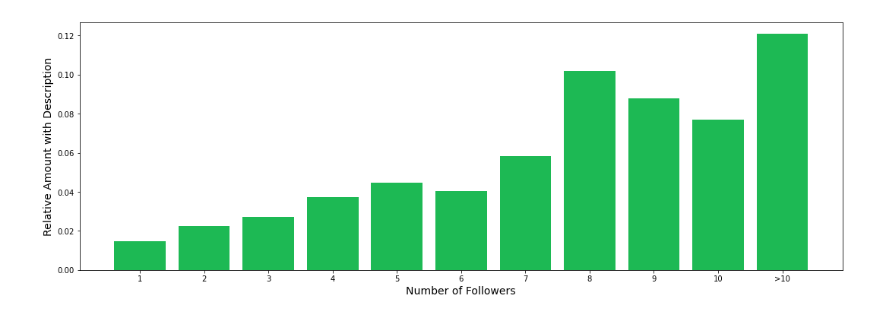
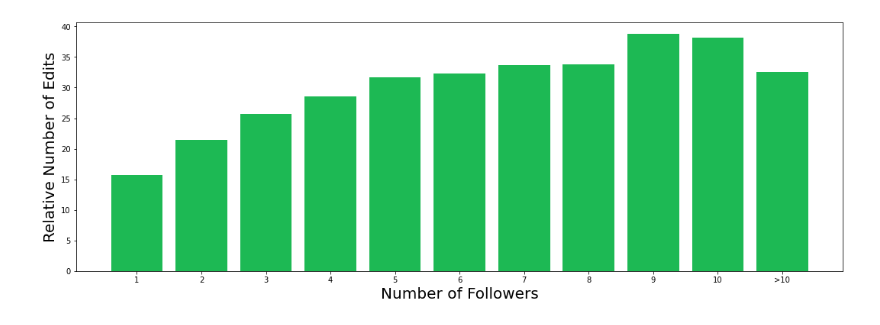
Before and after one commit to JSchmiegel/DataLiteracyProject, a Jupyter notebook: exp/exp_(un)pop.ipynb, the cells around one changed output. Cells and saved outputs as stored; diff of their text form; code cells hidden in the pictures.

```diff
--- a/exp/exp_(un)pop.ipynb
+++ b/exp/exp_(un)pop.ipynb
@@ -166,10 +172,12 @@ playlist_df['description_binary'] = playlist_df['description'].map({float('nan')
 description = playlist_df.groupby('num_followers').sum()['description_binary'].values
 followers_size = playlist_df.groupby('num_followers').size().values
 followers = playlist_df.groupby('num_followers').size().index
+num_edits = playlist_df.groupby('num_followers').sum()['num_edits']
 # %%
 descrip_follow_df = pd.DataFrame([followers_size, description]).T
 descrip_follow_df = descrip_follow_df.rename(columns={0: 'followers_cum', 1: 'description'})
 descrip_follow_df['followers'] = followers
+descrip_follow_df['num_edits'] = num_edits.values
 # %%
 descrip_follow_df['mask'] = descrip_follow_df['followers'] > 10
 new_row = descrip_follow_df[descrip_follow_df['mask'] == True].groupby('mask').sum().reset_index().drop(columns=['mask'])
@@ -180,4 +188,5 @@ descrip_follow_df = descrip_follow_df[descrip_follow_df['mask'] == False].drop(c
 descrip_follow_df = descrip_follow_df.append(new_row)
 descrip_follow_df = descrip_follow_df.set_index('followers')
 # %%
-descrip_follow_df['rel'] = descrip_follow_df['description']/descrip_follow_df['followers_cum']
+descrip_follow_df['rel_descr'] = descrip_follow_df['description']/descrip_follow_df['followers_cum']
+descrip_follow_df['rel_edits'] = descrip_follow_df['num_edits']/descrip_follow_df['followers_cum']
@@ -200,14 +212,14 @@ descrip_follow_df
 # %%
 fig, ax = plt.subplots(1,1,figsize=(18,6))
-ax.bar(descrip_follow_df.index, descrip_follow_df['rel'], color='#1DB954')
+ax.bar(descrip_follow_df.index, descrip_follow_df['rel_edits'], color='#1DB954')
 
 xticks = descrip_follow_df.index.astype(str).to_list()
 xticks[10] = '>10'
 plt.xticks(range(1, len(xticks)+1), xticks)
 
-ax.set_xlabel('Number of Followers', size=14)
-ax.set_ylabel('Relative Amount with Description', size=14)
+ax.set_xlabel('Number of Followers', size=20)
+ax.set_ylabel('Relative Number of Edits', size=20)
 
 plt.show()
 # %% [output]
-[figure, old version]
+[figure, new version]
```
Also changed, not shown: parts of 9 cells of this notebook, 4 other files.
